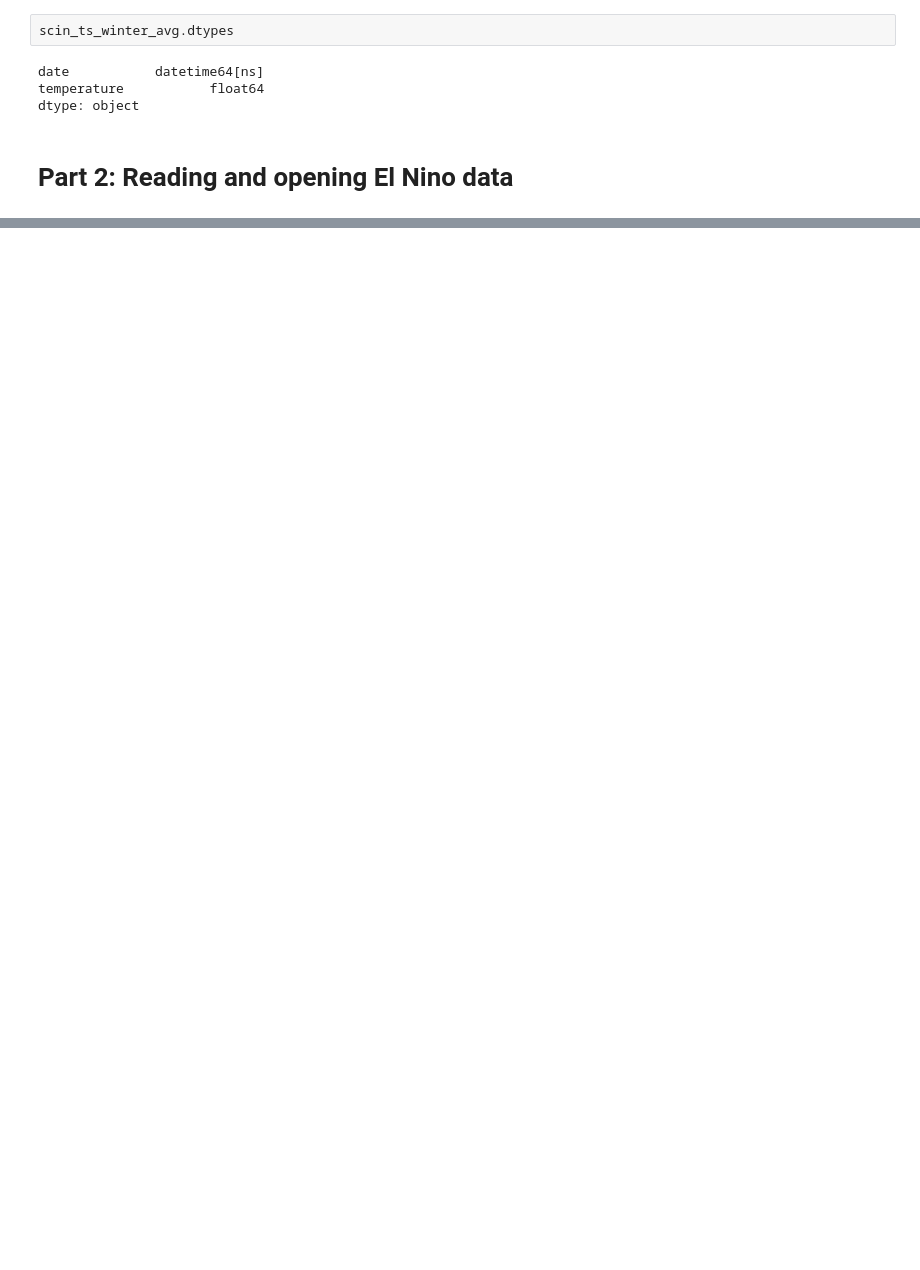
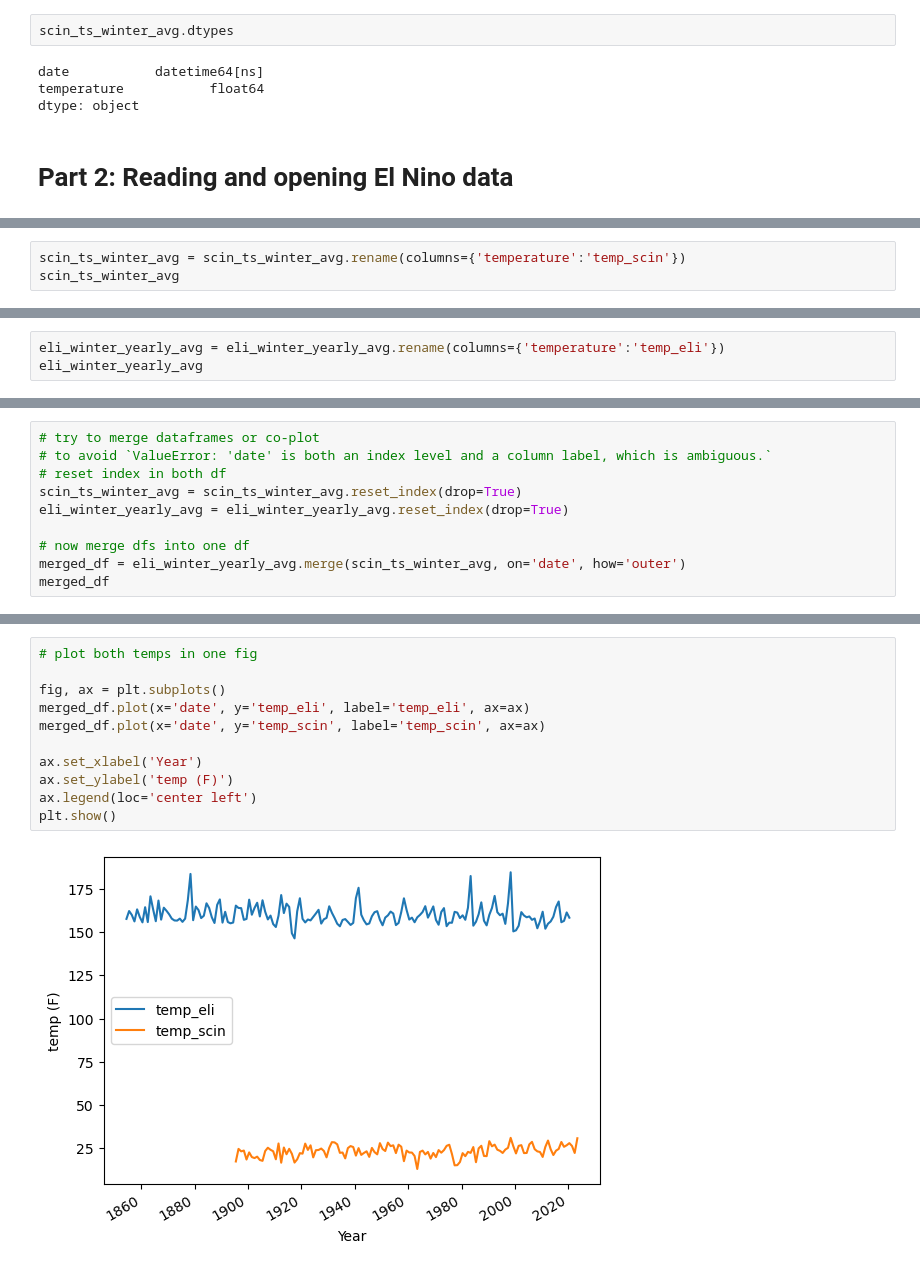
Before and after one commit to arif-geo/e_sci_data_analysis_test, a Jupyter notebook: eart_sci_data_analysis/HW_3/03_winter_temperature_enso.ipynb, the cells around one changed output, grey strips where cells are left out. Saved outputs shown, nothing was run; the diff lists cells and outputs as text; blank space fills up the shorter version.

```diff
--- a/eart_sci_data_analysis/HW_3/03_winter_temperature_enso.ipynb
+++ b/eart_sci_data_analysis/HW_3/03_winter_temperature_enso.ipynb
@@ -171,0 +294,3 @@ hint: use the `merge()` method in pandas to get the ELI and NOAA data to align.
+# %%
+scin_ts_winter_avg = scin_ts_winter_avg.rename(columns={'temperature':'temp_scin'})
+scin_ts_winter_avg
@@ -171,0 +312,3 @@ hint: use the `merge()` method in pandas to get the ELI and NOAA data to align.
+# %%
+eli_winter_yearly_avg = eli_winter_yearly_avg.rename(columns={'temperature':'temp_eli'})
+eli_winter_yearly_avg
@@ -171,0 +330,10 @@ hint: use the `merge()` method in pandas to get the ELI and NOAA data to align.
+# %%
+# try to merge dataframes or co-plot
+# to avoid `ValueError: 'date' is both an index level and a column label, which is ambiguous.`
+# reset index in both df
+scin_ts_winter_avg = scin_ts_winter_avg.reset_index(drop=True)
+eli_winter_yearly_avg = eli_winter_yearly_avg.reset_index(drop=True)
+
+# now merge dfs into one df
+merged_df = eli_winter_yearly_avg.merge(scin_ts_winter_avg, on='date', how='outer')
+merged_df
@@ -171,0 +354,13 @@ hint: use the `merge()` method in pandas to get the ELI and NOAA data to align.
+# %%
+# plot both temps in one fig
+
+fig, ax = plt.subplots()
+merged_df.plot(x='date', y='temp_eli', label='temp_eli', ax=ax)
+merged_df.plot(x='date', y='temp_scin', label='temp_scin', ax=ax)
+
+ax.set_xlabel('Year')
+ax.set_ylabel('temp (F)')
+ax.legend(loc='center left')
+plt.show()
+# %% [output]
+[figure, added]
```
Also changed, not shown: parts of 13 cells of this notebook, 1 other file.
